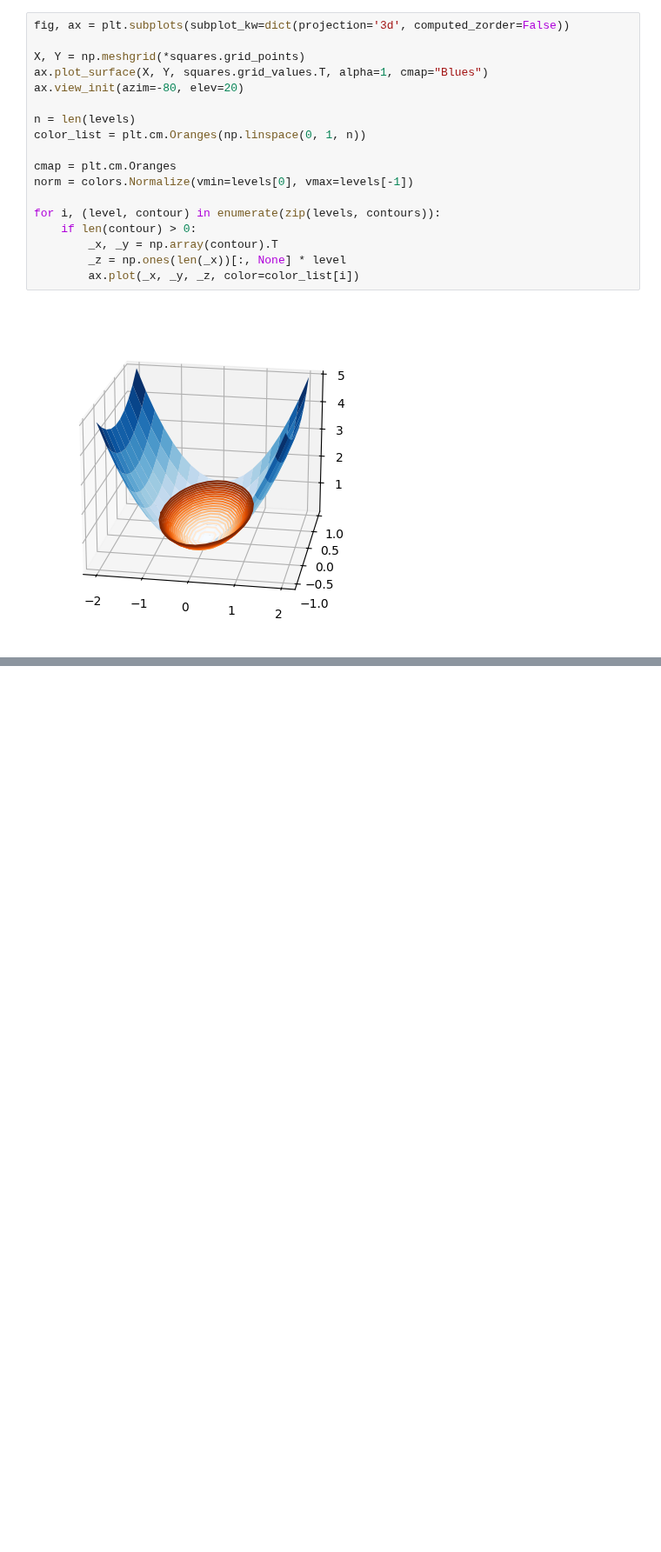
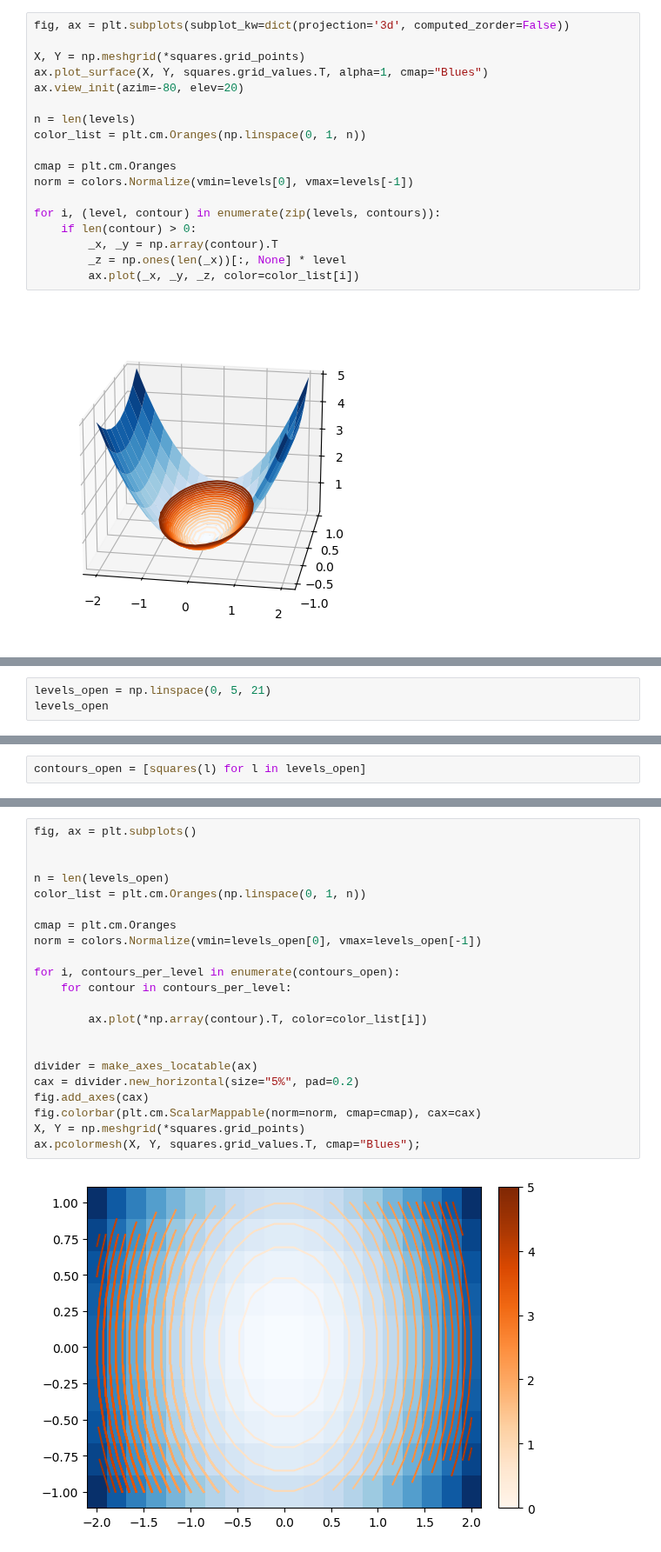
Before and after one commit to piskunow/fermi-contours, a Jupyter notebook: docs/tutorial.ipynb, the cells around one changed output, grey strips where cells are left out. Shown at 87% size. Drawn from its saved outputs; the diff is of its cells as text; blank space fills up the shorter version.

Commit message:
update tutorial to include open contours

```diff
--- a/docs/tutorial.ipynb
+++ b/docs/tutorial.ipynb
@@ -104,0 +101,3 @@ If we want that contours wrap around the edges of our grid, we can set the param
+# %%
+levels_open = np.linspace(0, 5, 21)
+levels_open
@@ -104,0 +107,2 @@ If we want that contours wrap around the edges of our grid, we can set the param
+# %%
+contours_open = [squares(l) for l in levels_open]
@@ -104,0 +131,24 @@ If we want that contours wrap around the edges of our grid, we can set the param
+# %%
+fig, ax = plt.subplots()
+
+
+n = len(levels_open)
+color_list = plt.cm.Oranges(np.linspace(0, 1, n))
+
+cmap = plt.cm.Oranges
+norm = colors.Normalize(vmin=levels_open[0], vmax=levels_open[-1])
+
+for i, contours_per_level in enumerate(contours_open):
+    for contour in contours_per_level:
+
+        ax.plot(*np.array(contour).T, color=color_list[i])
+
+
+divider = make_axes_locatable(ax)
+cax = divider.new_horizontal(size="5%", pad=0.2)
+fig.add_axes(cax)
+fig.colorbar(plt.cm.ScalarMappable(norm=norm, cmap=cmap), cax=cax)
+X, Y = np.meshgrid(*squares.grid_points)
+ax.pcolormesh(X, Y, squares.grid_values.T, cmap="Blues");
+# %% [output]
+[figure, added]
```
Also changed, not shown: parts of 6 cells of this notebook.
